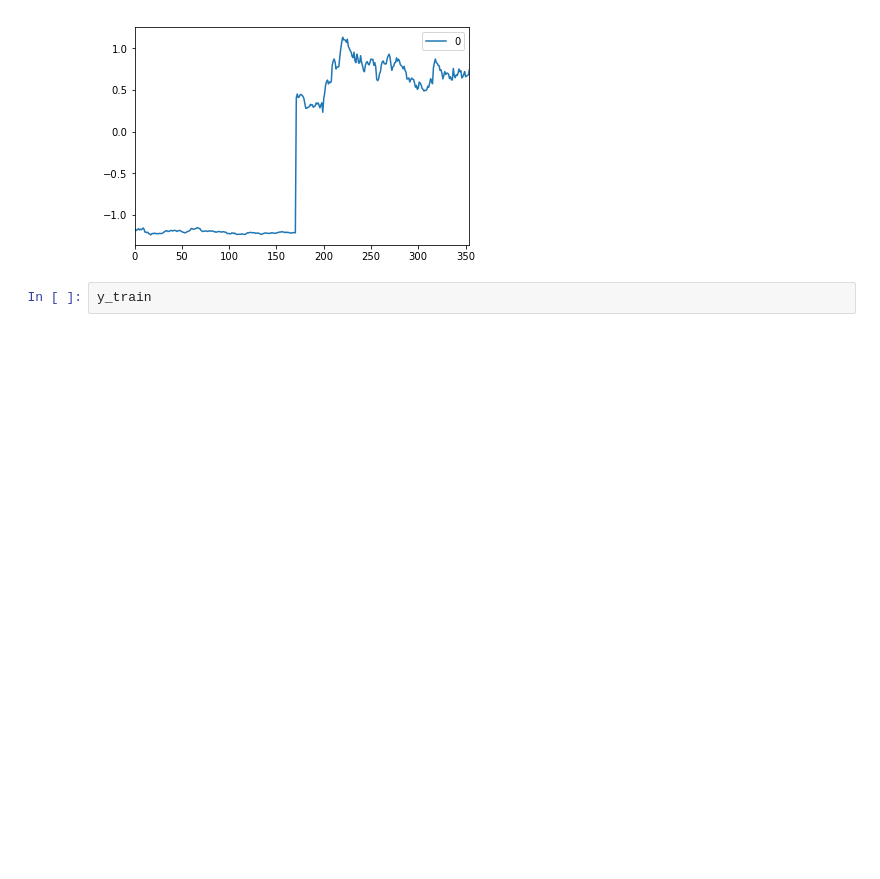
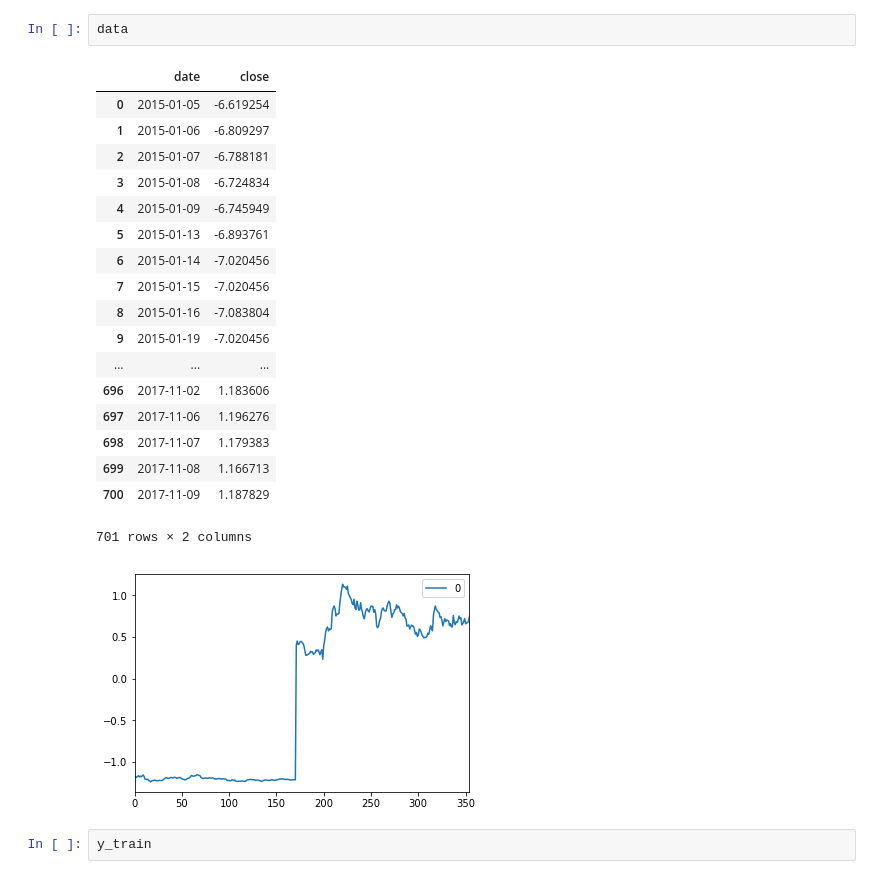
Before and after one commit to mlpanda0210/LSTM-stock-prediction, a Jupyter notebook: DIC_LSTM_stock-KOBELCO.ipynb, the cells around one changed output. Cells and saved outputs as stored; diff of their text form; blank space fills up the shorter version.

```diff
--- a/DIC_LSTM_stock-KOBELCO.ipynb
+++ b/DIC_LSTM_stock-KOBELCO.ipynb
@@ -122,3 +122,24 @@ data[‘date’] = pandas.to_datetime(data[‘date’], format=’%Y-%m-%d’)
+# %%
+data
+# %% [output]
+|  | date | close |
+| 0 | 2015-01-05 | -6.619254 |
+| 1 | 2015-01-06 | -6.809297 |
+| 2 | 2015-01-07 | -6.788181 |
+| 3 | 2015-01-08 | -6.724834 |
+| 4 | 2015-01-09 | -6.745949 |
+| 5 | 2015-01-13 | -6.893761 |
+| 6 | 2015-01-14 | -7.020456 |
+| 7 | 2015-01-15 | -7.020456 |
+| 8 | 2015-01-16 | -7.083804 |
+| 9 | 2015-01-19 | -7.020456 |
+| ... | ... | ... |
+| 696 | 2017-11-02 | 1.183606 |
+| 697 | 2017-11-06 | 1.196276 |
+| 698 | 2017-11-07 | 1.179383 |
+| 699 | 2017-11-08 | 1.166713 |
+| 700 | 2017-11-09 | 1.187829 |
+701 rows × 2 columns
 # %%
 # %% [output]
 [figure]
```
Also changed, not shown: parts of 3 cells of this notebook.
